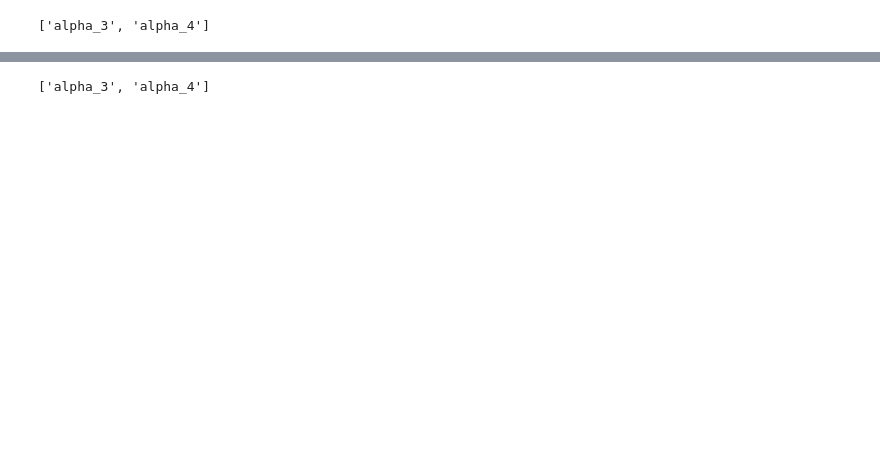
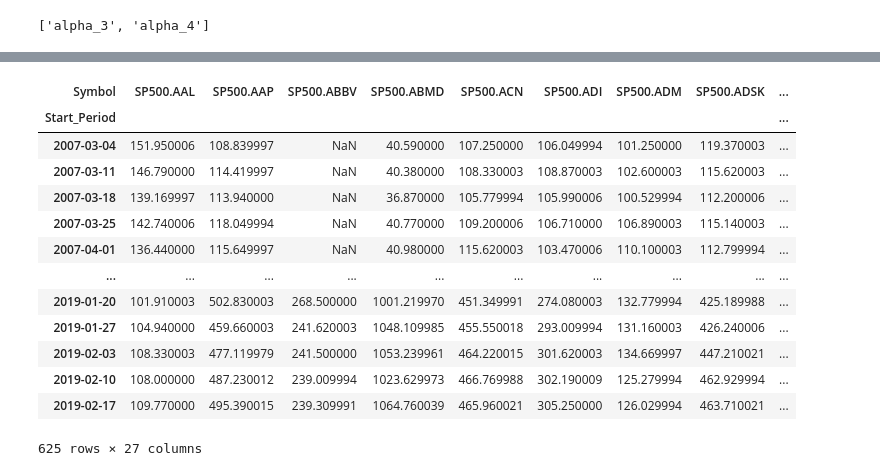
Before and after one commit to hraoyama/radish, a Jupyter notebook: models/Sample_Alpha_Research.ipynb, the cells around one changed output, grey strips where cells are left out. Drawn from its saved outputs; the diff is of its cells as text; code cells hidden in the pictures; blank space fills up the shorter version.

```diff
--- a/models/Sample_Alpha_Research.ipynb
+++ b/models/Sample_Alpha_Research.ipynb
@@ -68,6 +440,17 @@ print(alpha.list_alpha())
 # %%
-alpha.load_alpha_universe()
+alpha['alpha_5']
+# %% [output]
+| Symbol | SP500.AAL | SP500.AAP | SP500.ABBV | SP500.ABMD | SP500.ACN | SP500.ADI | SP500.ADM | SP500.ADSK | ... |
+| Start_Period |  |  |  |  |  |  |  |  | ... |
+| 2007-03-04 | 151.950006 | 108.839997 | NaN | 40.590000 | 107.250000 | 106.049994 | 101.250000 | 119.370003 | ... |
+| 2007-03-11 | 146.790000 | 114.419997 | NaN | 40.380000 | 108.330003 | 108.870003 | 102.600003 | 115.620003 | ... |
+| 2007-03-18 | 139.169997 | 113.940000 | NaN | 36.870000 | 105.779994 | 105.990006 | 100.529994 | 112.200006 | ... |
+| 2007-03-25 | 142.740006 | 118.049994 | NaN | 40.770000 | 109.200006 | 106.710000 | 106.890003 | 115.140003 | ... |
+| 2007-04-01 | 136.440000 | 115.649997 | NaN | 40.980000 | 115.620003 | 103.470006 | 110.100003 | 112.799994 | ... |
+| ... | ... | ... | ... | ... | ... | ... | ... | ... | ... |
+| 2019-01-20 | 101.910003 | 502.830003 | 268.500000 | 1001.219970 | 451.349991 | 274.080003 | 132.779994 | 425.189988 | ... |
+| 2019-01-27 | 104.940000 | 459.660003 | 241.620003 | 1048.109985 | 455.550018 | 293.009994 | 131.160003 | 426.240006 | ... |
+| 2019-02-03 | 108.330003 | 477.119979 | 241.500000 | 1053.239961 | 464.220015 | 301.620003 | 134.669997 | 447.210021 | ... |
+| 2019-02-10 | 108.000000 | 487.230012 | 239.009994 | 1023.629973 | 466.769988 | 302.190009 | 125.279994 | 462.929994 | ... |
+| 2019-02-17 | 109.770000 | 495.390015 | 239.309991 | 1064.760039 | 465.960021 | 305.250000 | 126.029994 | 463.710021 | ... |
+625 rows × 27 columns
-# %%
-alpha.list_alpha_universe()
-# %% [output]
-['alpha_3', 'alpha_4']
```
Also changed, not shown: parts of 59 cells of this notebook.
